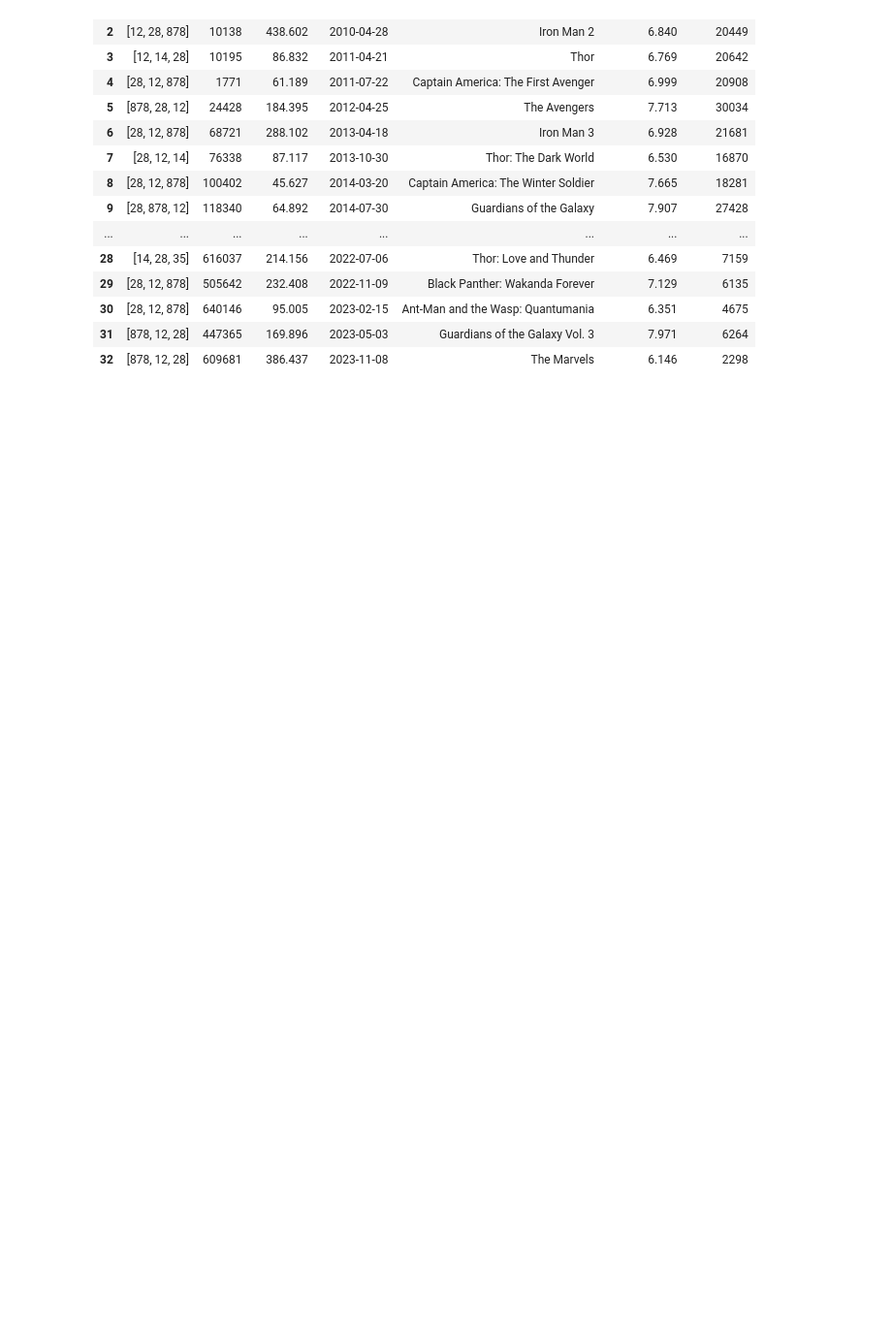
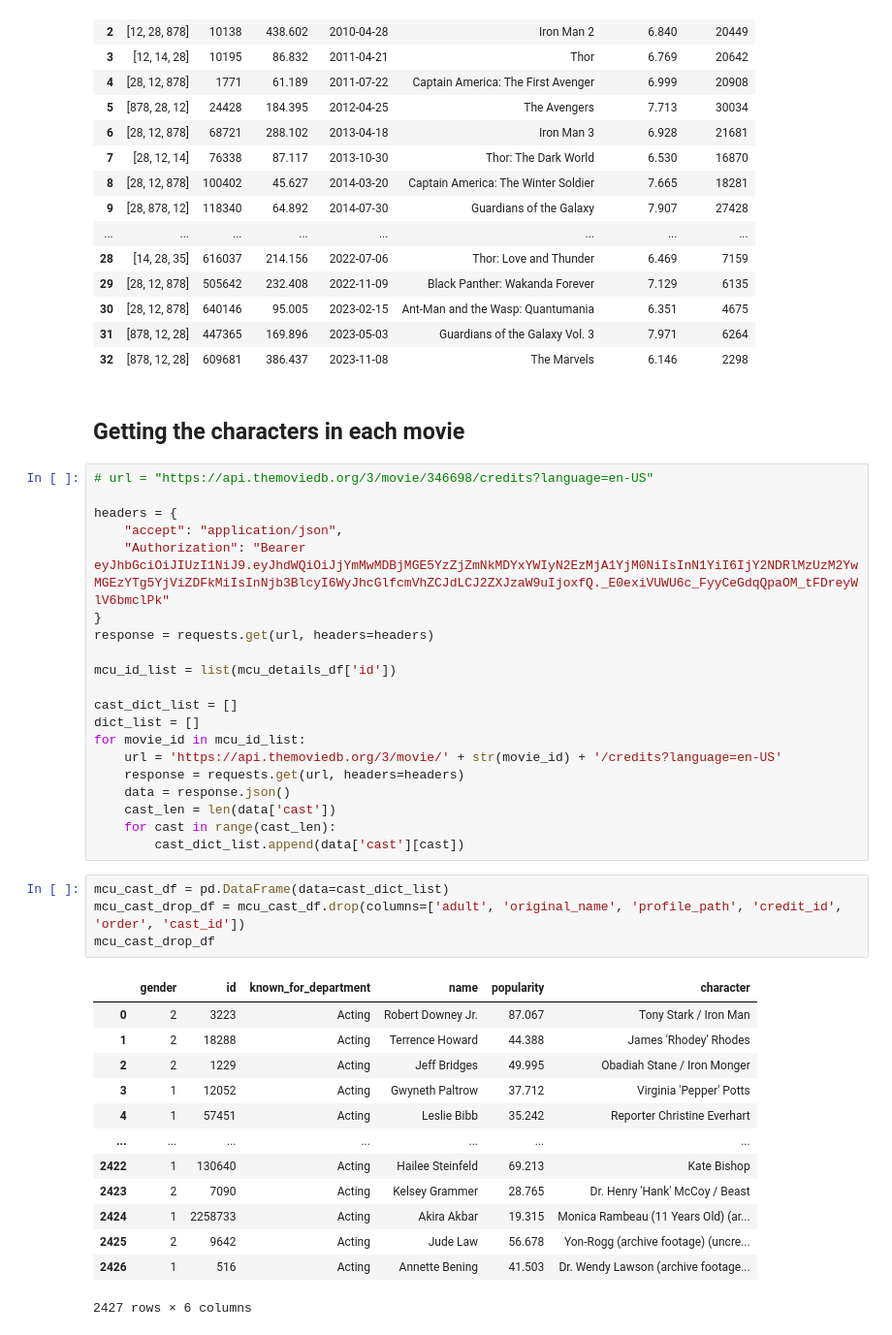
Before and after one commit to mlcuadra1/MBTI-movies-EDA, a Jupyter notebook: notebooks/Script 5 - char-movies-expansion.ipynb, the cells around one changed output. Shown at 97% size. Cells and saved outputs as stored; diff of their text form; blank space fills up the shorter version.

Commit message:
Get MCU cast

```diff
--- a/notebooks/Script 5 - char-movies-expansion.ipynb
+++ b/notebooks/Script 5 - char-movies-expansion.ipynb
@@ -281,3 +283,43 @@ mcu_details_df
 | 30 | [28, 12, 878] | 640146 | 95.005 | 2023-02-15 | Ant-Man and the Wasp: Quantumania | 6.351 | 4675 |
 | 31 | [878, 12, 28] | 447365 | 169.896 | 2023-05-03 | Guardians of the Galaxy Vol. 3 | 7.971 | 6264 |
 | 32 | [878, 12, 28] | 609681 | 386.437 | 2023-11-08 | The Marvels | 6.146 | 2298 |
+# %% [markdown]
+## Getting the characters in each movie
+# %%
+# url = "https://api.themoviedb.org/3/movie/346698/credits?language=en-US"
+
+headers = {
+    "accept": "application/json",
+    "Authorization": "Bearer eyJhbGciOiJIUzI1NiJ9.eyJhdWQiOiJjYmMwMDBjMGE5YzZjZmNkMDYxYWIyN2EzMjA1YjM0NiIsInN1YiI6IjY2NDRlMzUzM2YwMGEzYTg5YjViZDFkMiIsInNjb3BlcyI6WyJhcGlfcmVhZCJdLCJ2ZXJzaW9uIjoxfQ._E0exiVUWU6c_FyyCeGdqQpaOM_tFDreyWlV6bmclPk"
+}
+response = requests.get(url, headers=headers)
+
+mcu_id_list = list(mcu_details_df['id'])
+
+cast_dict_list = []
+dict_list = []
+for movie_id in mcu_id_list:
+    url = 'https://api.themoviedb.org/3/movie/' + str(movie_id) + '/credits?language=en-US'
+    response = requests.get(url, headers=headers)
+    data = response.json()
+    cast_len = len(data['cast'])
+    for cast in range(cast_len):
+        cast_dict_list.append(data['cast'][cast])
+# %%
+mcu_cast_df = pd.DataFrame(data=cast_dict_list)
+mcu_cast_drop_df = mcu_cast_df.drop(columns=['adult', 'original_name', 'profile_path', 'credit_id', 'order', 'cast_id'])
+mcu_cast_drop_df
+# %% [output]
+|  | gender | id | known_for_department | name | popularity | character |
+| 0 | 2 | 3223 | Acting | Robert Downey Jr. | 87.067 | Tony Stark / Iron Man |
+| 1 | 2 | 18288 | Acting | Terrence Howard | 44.388 | James 'Rhodey' Rhodes |
+| 2 | 2 | 1229 | Acting | Jeff Bridges | 49.995 | Obadiah Stane / Iron Monger |
+| 3 | 1 | 12052 | Acting | Gwyneth Paltrow | 37.712 | Virginia 'Pepper' Potts |
+| 4 | 1 | 57451 | Acting | Leslie Bibb | 35.242 | Reporter Christine Everhart |
+| ... | ... | ... | ... | ... | ... | ... |
+| 2422 | 1 | 130640 | Acting | Hailee Steinfeld | 69.213 | Kate Bishop |
+| 2423 | 2 | 7090 | Acting | Kelsey Grammer | 28.765 | Dr. Henry 'Hank' McCoy / Beast |
+| 2424 | 1 | 2258733 | Acting | Akira Akbar | 19.315 | Monica Rambeau (11 Years Old) (ar... |
+| 2425 | 2 | 9642 | Acting | Jude Law | 56.678 | Yon-Rogg (archive footage) (uncre... |
+| 2426 | 1 | 516 | Acting | Annette Bening | 41.503 | Dr. Wendy Lawson (archive footage... |
+2427 rows × 6 columns
```
Also changed, not shown: parts of 1 cell of this notebook.
